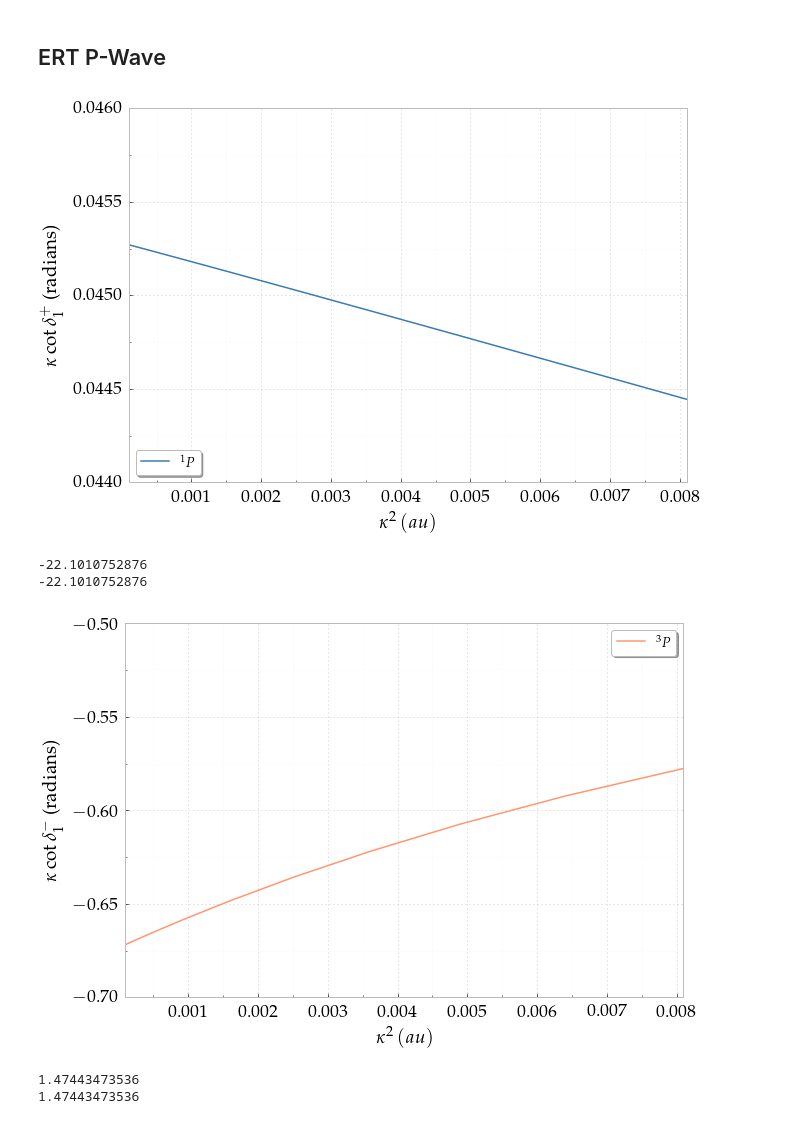
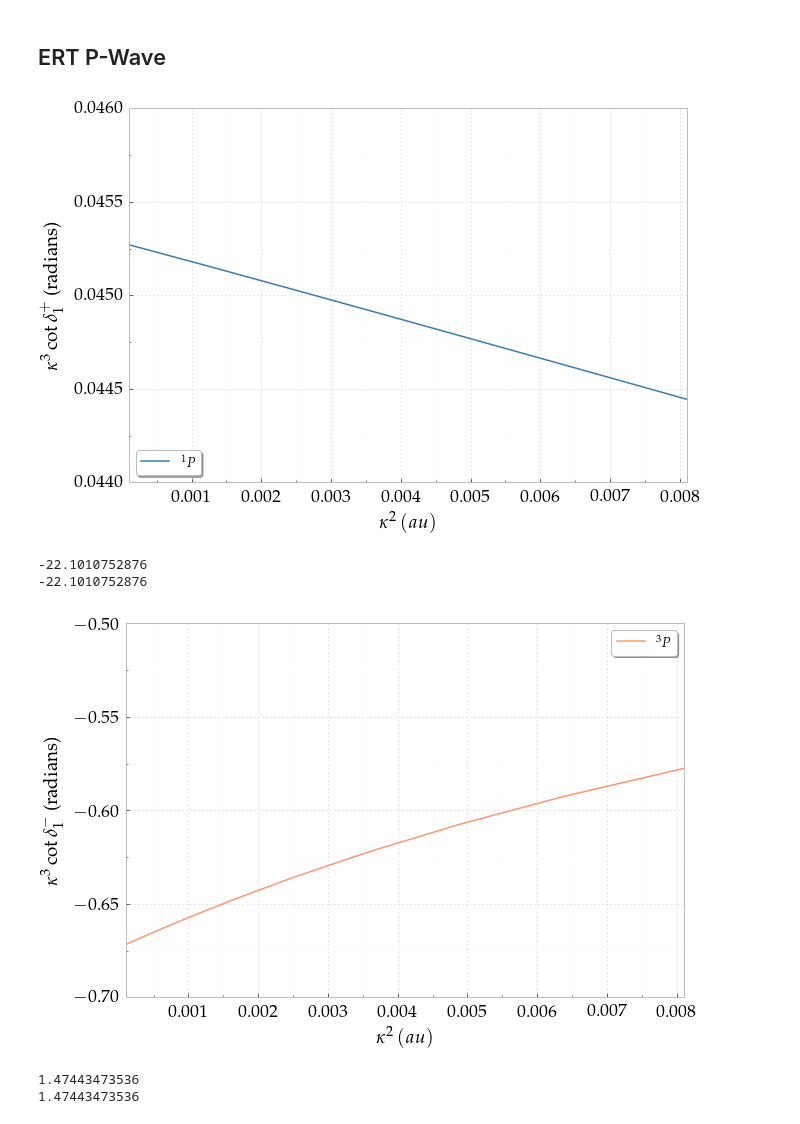
Before and after one commit to DentonW/Papers, a Jupyter notebook: PRA PsH/IPython/Paper Images.ipynb, the cells around one changed output. Cells and saved outputs as stored; diff of their text form; code cells hidden in the pictures.

```diff
--- a/PRA PsH/IPython/Paper Images.ipynb
+++ b/PRA PsH/IPython/Paper Images.ipynb
@@ -1242,15 +1242,15 @@ plt.show()
 # %%
 pyplot.plot(kappa1P**2, kappa1P**3 / np.tan(phase1P), label=r'$^1P$', color=singletcolor)
 pyplot.xlabel(r"$\kappa^2\: (au)$")
-pyplot.ylabel(r"$\kappa \cot\delta_1^+$ (radians)")
+pyplot.ylabel(r"$\kappa^3 \cot\delta_1^+$ (radians)")
 pyplot.xlim([0.01**2, 0.09**2])
 pyplot.ylim([0.044, 0.046])
 pyplot.legend()
 FixPlot(plt)
-#pyplot.savefig("ERT-pwave.pdf", bbox_inches='tight')
+pyplot.savefig("ERT-pwave1.pdf", bbox_inches='tight')
 pyplot.show()
 # %% [output]
-[figure, old version]
+[figure, new version]
 # %%
 x1 = kappa1P[3:5]**2
 y1 = kappa1P[3:5]**3 / np.tan(phase1P[3:5])
@@ -1266,15 +1266,15 @@ print -1/p1[0]
 # %%
 pyplot.plot(kappa3P**2, kappa3P**3 / np.tan(phase3P), label=r'$^3P$', color=tripletcolor)
 pyplot.xlabel(r"$\kappa^2\: (au)$")
-pyplot.ylabel(r"$\kappa \cot\delta_1^-$ (radians)")
+pyplot.ylabel(r"$\kappa^3 \cot\delta_1^-$ (radians)")
 pyplot.xlim([0.01**2, 0.09**2])
 pyplot.ylim([-0.7, -0.5])
 pyplot.legend()
 FixPlot(plt)
-#pyplot.savefig("ERT-pwave.pdf", bbox_inches='tight')
+pyplot.savefig("ERT-pwave2.pdf", bbox_inches='tight')
 pyplot.show()
 # %% [output]
-[figure, old version]
+[figure, new version]
 # %%
 x3 = kappa3P[3:5]**2
 y3 = kappa3P[3:5]**3 / np.tan(phase3P[3:5])
```
Also changed, not shown: parts of 5 cells of this notebook, 2 other files.
